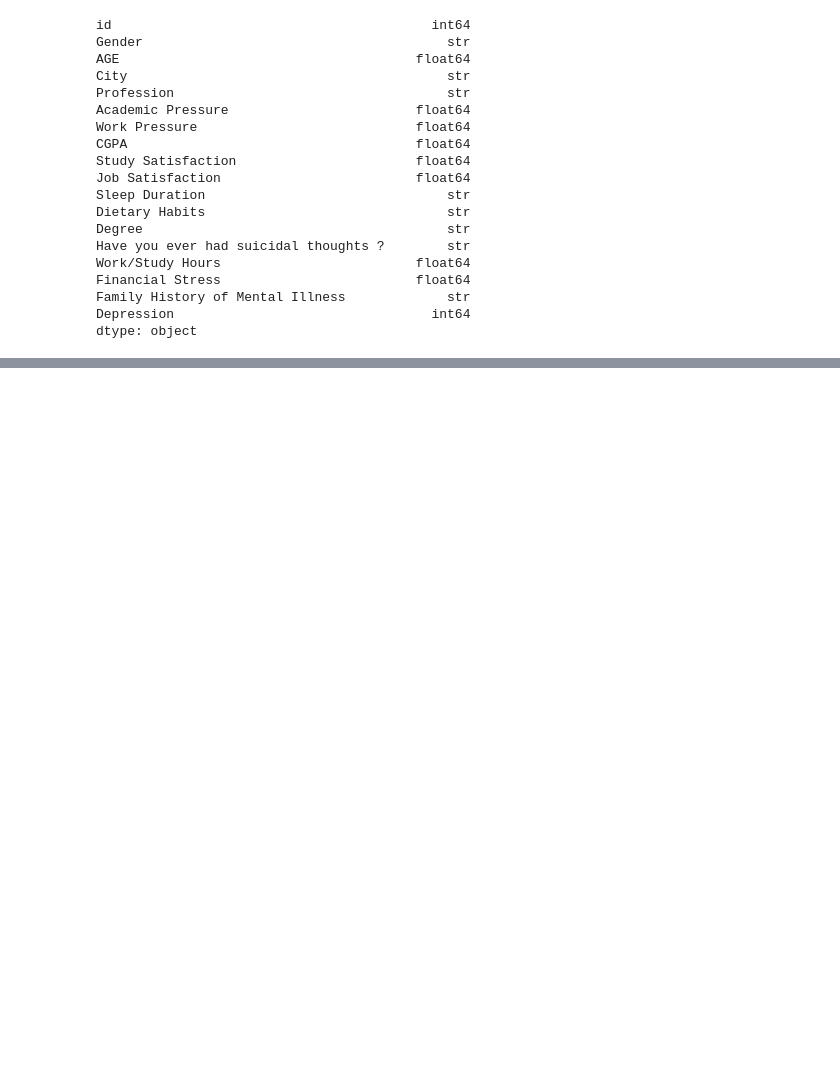
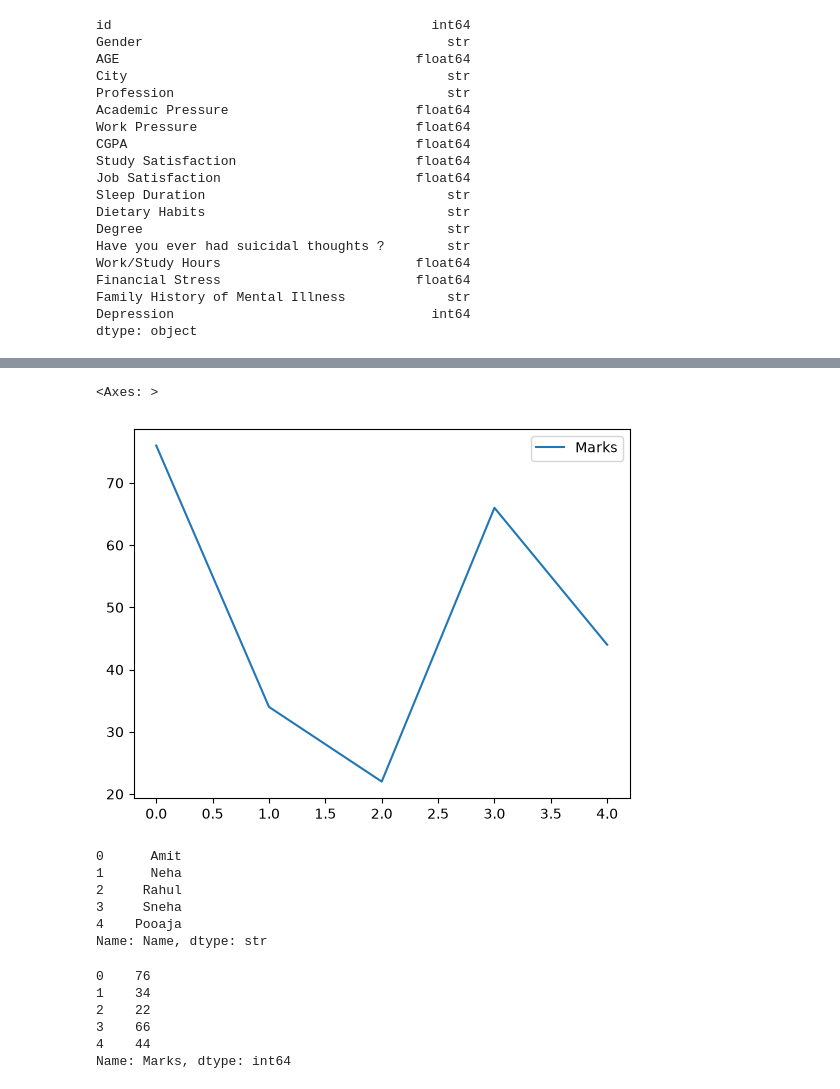
Before and after one commit to akash1234karma/tutedude, a Jupyter notebook: dataframe.ipynb, the cells around one changed output, grey strips where cells are left out. Cells and saved outputs as stored; diff of their text form; code cells hidden in the pictures; blank space fills up the shorter version.

```diff
--- a/dataframe.ipynb
+++ b/dataframe.ipynb
@@ -620,0 +1024,5 @@ dtype: object
+# %%
+df1.plot()
+# %% [output]
+<Axes: >
+[figure, added]
@@ -620,0 +1033,18 @@ dtype: object
+# %%
+x
+# %% [output]
+0      Amit
+1      Neha
+2     Rahul
+3     Sneha
+4    Pooaja
+Name: Name, dtype: str
+# %%
+y
+# %% [output]
+0    76
+1    34
+2    22
+3    66
+4    44
+Name: Marks, dtype: int64
```
Also changed, not shown: parts of 70 cells of this notebook, 6 other files.
